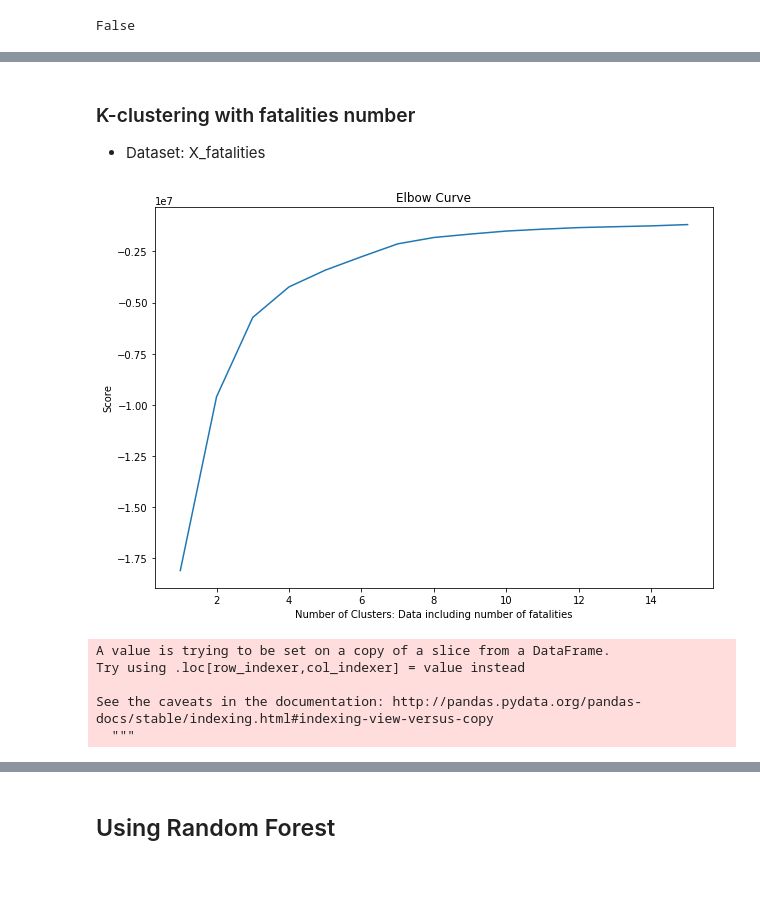
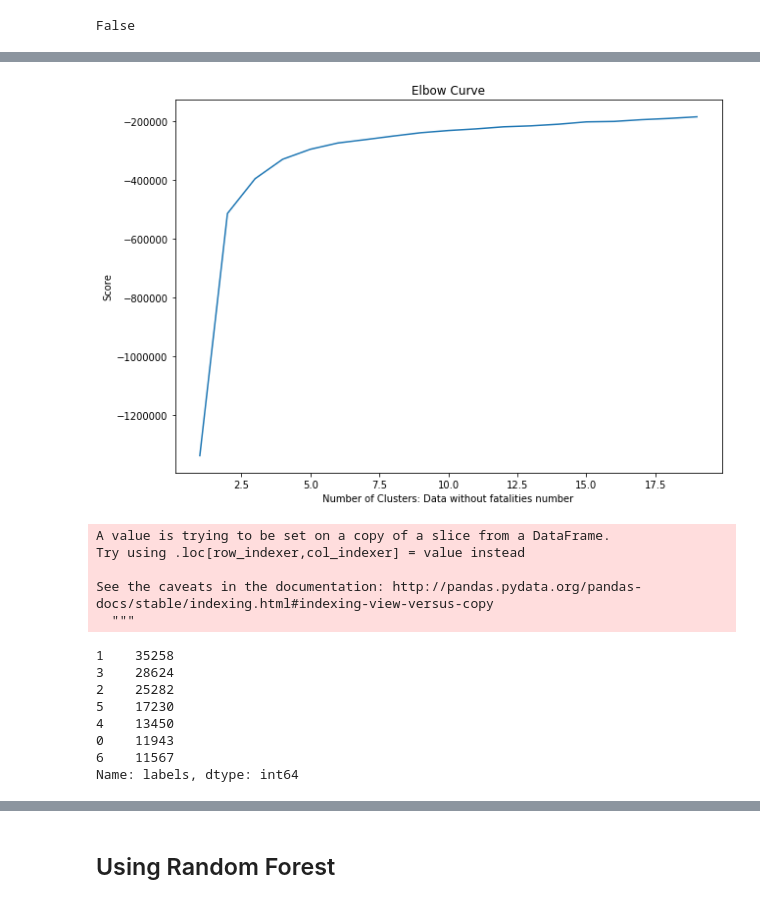
Before and after one commit to cmdelaserna/press-freedom, a Jupyter notebook: notebooks/ACLED data - Africa dataset.ipynb, the cells around one changed output, grey strips where cells are left out. Drawn from its saved outputs; the diff is of its cells as text; code cells hidden in the pictures; blank space fills up the shorter version.

```diff
--- a/notebooks/ACLED data - Africa dataset.ipynb
+++ b/notebooks/ACLED data - Africa dataset.ipynb
@@ -171,3 +164,8 @@ A value is trying to be set on a copy of a slice from a DataFrame.
 Try using .loc[row_indexer,col_indexer] = value instead
 
 See the caveats in the documentation: http://pandas.pydata.org/pandas-docs/stable/indexing.html#indexing-view-versus-copy
+# %%
+# Selecting labels for one-hot encoding
+labels = ['event_type','country']
+labels = filtered_data[labels]
+labels.head()
@@ -211,5 +225,4 @@ False
 # %%
 # Select X values
 n = len(filtered_data.columns)
-X_fatalities = filtered_data.iloc[:,np.r_[0,7,9:n]]
-X = filtered_data.iloc[:,np.r_[0,9:n]] #removing number of fatalities
+X = filtered_data.iloc[:,np.r_[9:n]] #removing number of fatalities
@@ -220,36 +239,32 @@ X = filtered_data.iloc[:,np.r_[0,9:n]] #removing number of fatalities
 # Function to select number of clusters
 # Using k-means
 
-def n_clusters(data, number, title):
+def n_clusters(data, number, title_dataset = ''):
     n_cluster = range(1, number)
     kmeans = [KMeans(n_clusters=i).fit(data) for i in n_cluster]
     scores = [kmeans[i].score(data) for i in range(len(kmeans))]
 
     fig, ax = plt.subplots(figsize=(10,7))
     ax.plot(n_cluster, scores)
-    plt.xlabel('Number of Clusters: {}'.format(title))
+    plt.xlabel('Number of Clusters: {}'.format(title_dataset))
     plt.ylabel('Score')
     plt.title('Elbow Curve')
     plt.show()
+# %%
+n_clusters(X, 20, "Data without fatalities number")
+# %% [output]
+[figure, added]
 # %%
 # Function to assigng clusters
 def clustering(data, number_clusters):
     clusters = KMeans(n_clusters=number_clusters)
     clusters.fit(data)
     data['labels'] = clusters.predict(data)
-# %% [markdown]
-### K-clustering with fatalities number
-- Dataset: X_fatalities
-# %%
-# Cluster for data including number of fatalities
-n_clusters(X_fatalities, 16, "Data including number of fatalities")
-# %% [output]
-[figure, removed]
-# %%
-clustering(X_fatalities, 10)
-# %% [output]
-A value is trying to be set on a copy of a slice from a DataFrame.
-Try using .loc[row_indexer,col_indexer] = value instead
-
-See the caveats in the documentation: http://pandas.pydata.org/pandas-docs/stable/indexing.html#indexing-view-versus-copy
-  """
+# %%
+clustering(X, 7)
+# %% [output]
+A value is trying to be set on a copy of a slice from a DataFrame.
+Try using .loc[row_indexer,col_indexer] = value instead
+
+See the caveats in the documentation: http://pandas.pydata.org/pandas-docs/stable/indexing.html#indexing-view-versus-copy
+  """
@@ -256,2 +273,11 @@ See the caveats in the documentation: http://pandas.pydata.org/pandas-docs/stabl
 # %%
-filtered_data['X_fatalities_labels'] = X_fatalities['labels']
+filtered_data.labels.value_counts()
+# %% [output]
+1    35258
+3    28624
+2    25282
+5    17230
+4    13450
+0    11943
+6    11567
+Name: labels, dtype: int64
```
Also changed, not shown: parts of 44 cells of this notebook.
